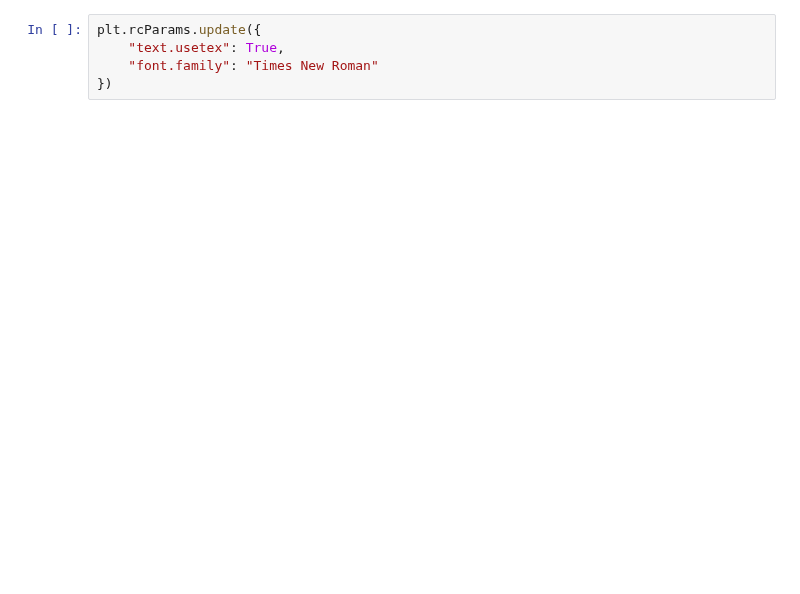
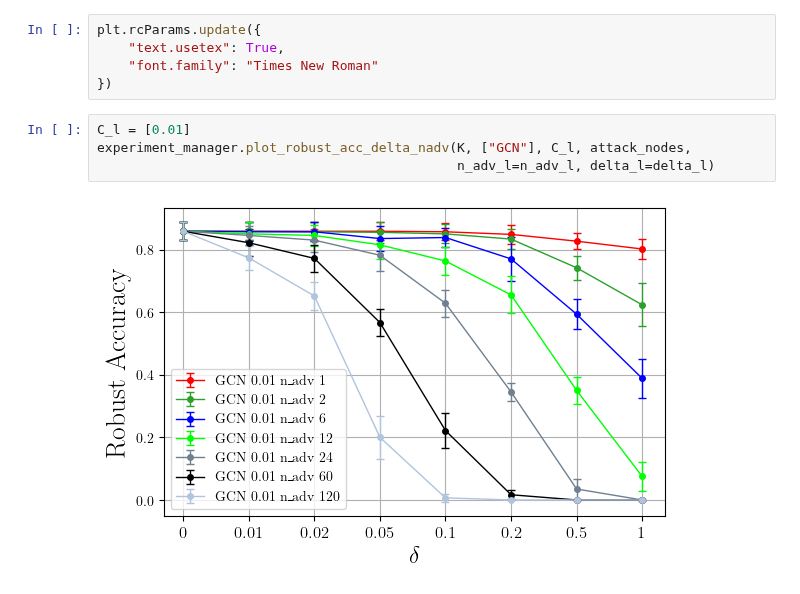
Before and after one commit to saper0/qpcert, a Jupyter notebook: notebooks/certification/cert_gcn.ipynb, the cells around one changed output. Cells and saved outputs as stored; diff of their text form; blank space fills up the shorter version.

```diff
--- a/notebooks/certification/cert_gcn.ipynb
+++ b/notebooks/certification/cert_gcn.ipynb
@@ -33,3 +54,9 @@ plt.rcParams.update({
     "text.usetex": True,
     "font.family": "Times New Roman"
 })
+# %%
+C_l = [0.01]
+experiment_manager.plot_robust_acc_delta_nadv(K, ["GCN"], C_l, attack_nodes,
+                                              n_adv_l=n_adv_l, delta_l=delta_l)
+# %% [output]
+[figure, added]
```
Also changed, not shown: parts of 5 cells of this notebook, 4 other files.
